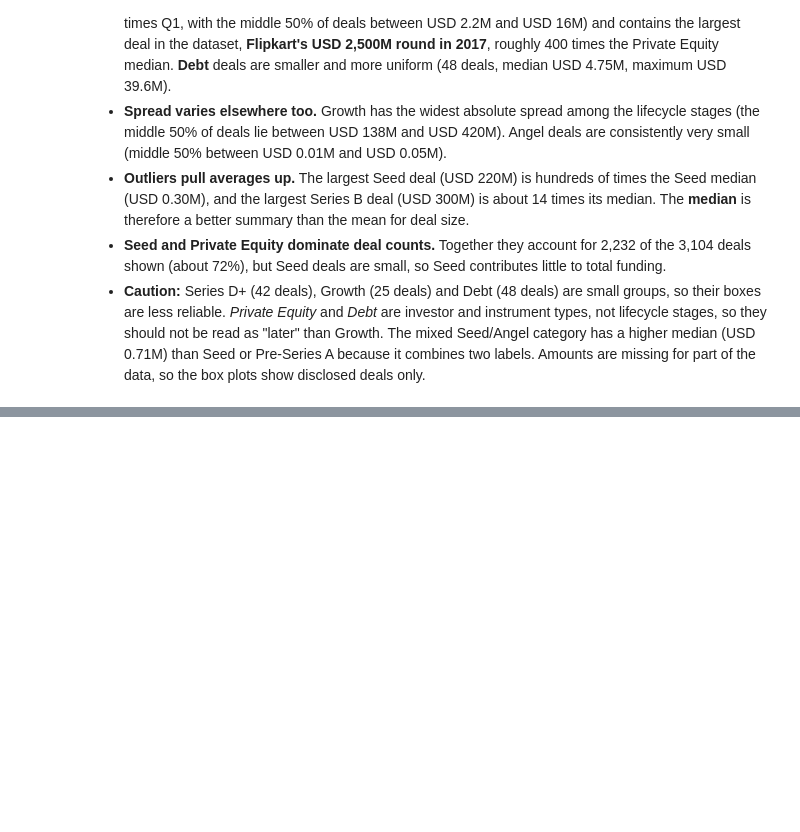
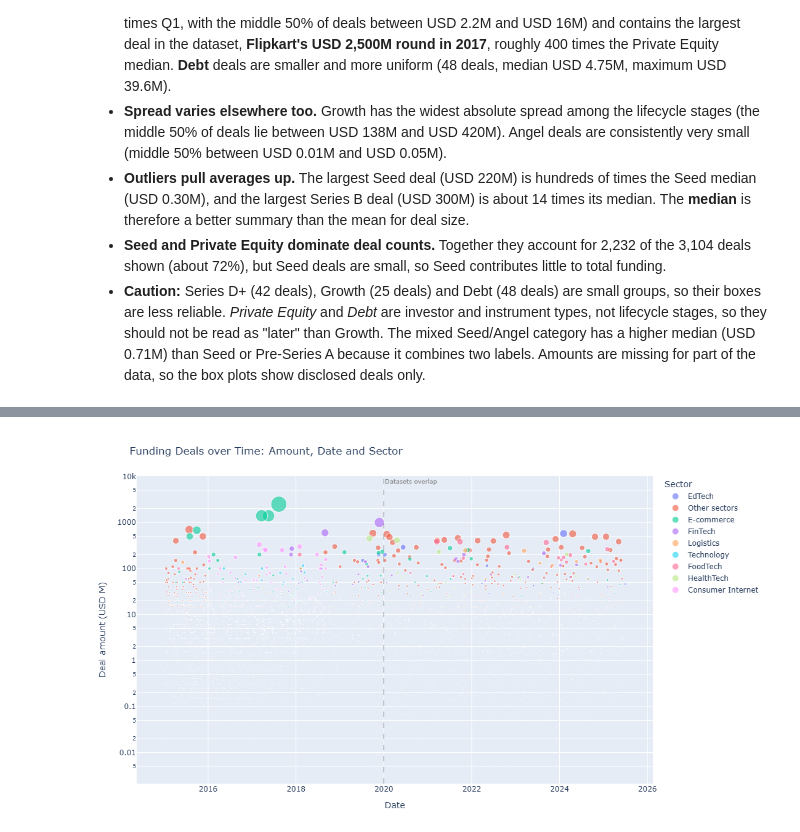
Before and after one commit to srinithi-karunakaran/india-startup-funding-analysis, a Jupyter notebook: startup_funding_analysis.ipynb, the cells around one changed output, grey strips where cells are left out. Cells and saved outputs as stored; diff of their text form; code cells hidden in the pictures; blank space fills up the shorter version.

```diff
--- a/startup_funding_analysis.ipynb
+++ b/startup_funding_analysis.ipynb
@@ -1020,0 +1120,23 @@ display(stats.round(2))
+# %%
+sector_counts = funded["Industry_Clean"].value_counts()
+top_sectors = [s for s in sector_counts.index if s not in UNKNOWN][:8]
+d6 = funded.assign(Sector=np.where(funded["Industry_Clean"].isin(top_sectors),
+                                   funded["Industry_Clean"], "Other sectors"))
+
+fig = px.scatter(
+    d6, x="Date", y="Amount_M", color="Sector", size="Amount_M", size_max=26,
+    opacity=0.6, log_y=True, hover_name="Startup",
+    hover_data={"Stage": True, "City_Clean": True, "Amount_M": ":,.2f",
+                "Date": "|%d %b %Y", "Sector": False},
+    labels={"Amount_M": "Deal amount (USD M)", "City_Clean": "City"},
+    title="Funding Deals over Time: Amount, Date and Sector",
+    height=620,
+)
+fig.add_shape(type="line", x0="2020-01-01", x1="2020-01-01", y0=0, y1=1, yref="paper",
+              line=dict(dash="dash", color="gray", width=1))
+fig.add_annotation(x="2020-01-01", y=1, yref="paper", text="Datasets overlap", showarrow=False,
+                   xanchor="left", yanchor="top", font=dict(size=10, color="gray"))
+fig.update_layout(legend_title_text="Sector", margin=dict(t=70, r=10, l=10, b=10))
+fig.show()
+# %% [output]
+[figure, added]
```
Also changed, not shown: parts of 18 cells of this notebook.
